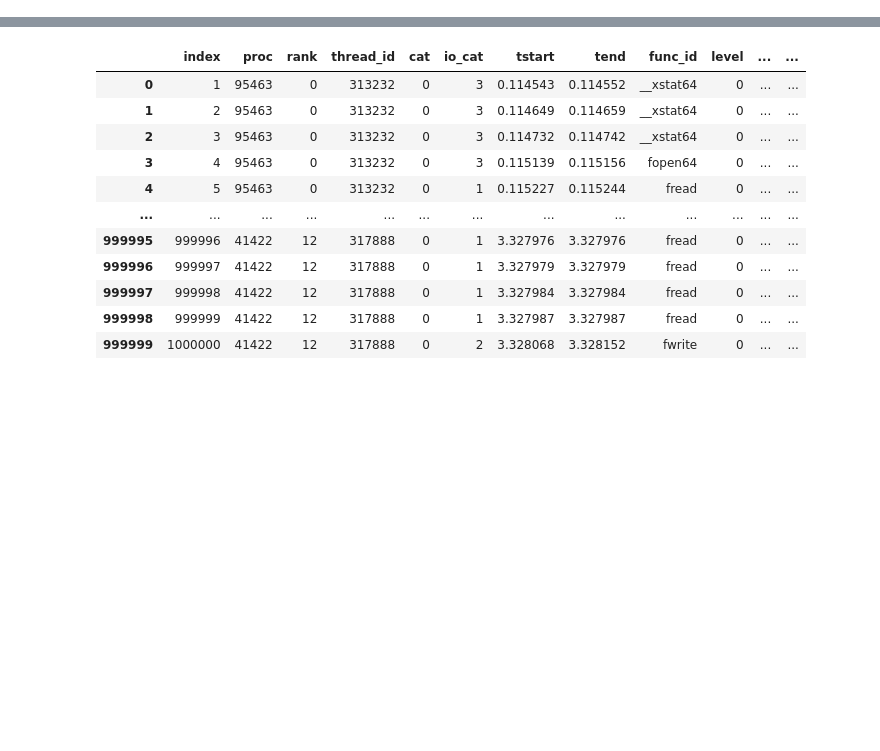
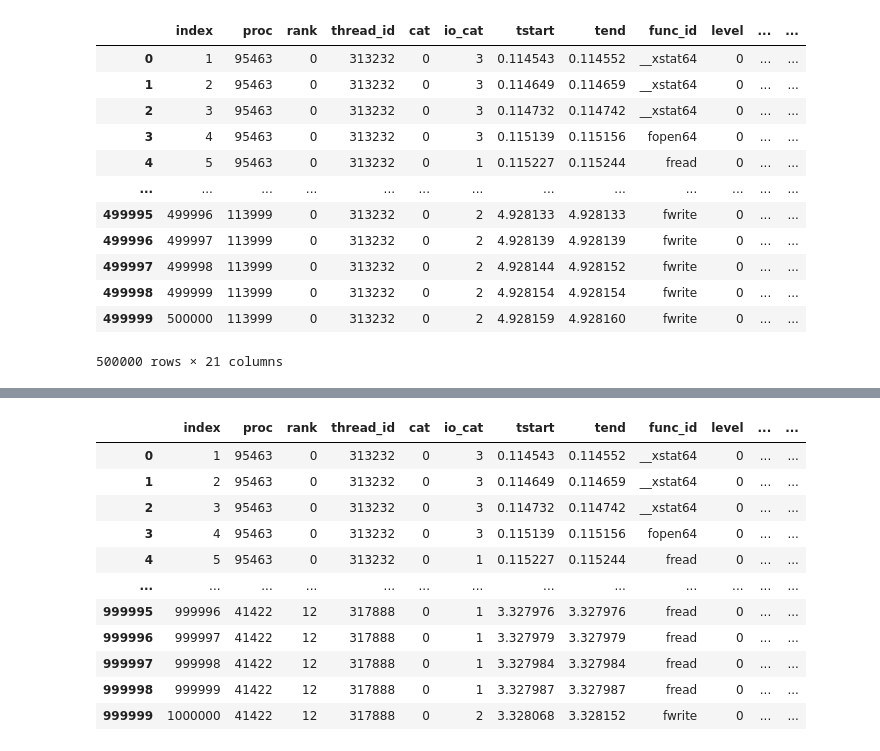
Before and after one commit to izzet/wisio, a Jupyter notebook: notebooks/evals/data-reduction-prep.ipynb, the cells around one changed output, grey strips where cells are left out. Drawn from its saved outputs; the diff is of its cells as text; code cells hidden in the pictures; blank space fills up the shorter version.

```diff
--- a/notebooks/evals/data-reduction-prep.ipynb
+++ b/notebooks/evals/data-reduction-prep.ipynb
@@ -43,0 +40,18 @@ time: 973 µs (started: 2023-06-12 10:16:25 -07:00)
+# %%
+sample_df_500k = pd.read_parquet(f"{log_dir}/3_0.parquet")
+sample_df_500k = sample_df_500k[:500_000]
+sample_df_500k
+# %% [output]
+|  | index | proc | rank | thread_id | cat | io_cat | tstart | tend | func_id | level | ... | ... |
+| 0 | 1 | 95463 | 0 | 313232 | 0 | 3 | 0.114543 | 0.114552 | __xstat64 | 0 | ... | ... |
+| 1 | 2 | 95463 | 0 | 313232 | 0 | 3 | 0.114649 | 0.114659 | __xstat64 | 0 | ... | ... |
+| 2 | 3 | 95463 | 0 | 313232 | 0 | 3 | 0.114732 | 0.114742 | __xstat64 | 0 | ... | ... |
+| 3 | 4 | 95463 | 0 | 313232 | 0 | 3 | 0.115139 | 0.115156 | fopen64 | 0 | ... | ... |
+| 4 | 5 | 95463 | 0 | 313232 | 0 | 1 | 0.115227 | 0.115244 | fread | 0 | ... | ... |
+| ... | ... | ... | ... | ... | ... | ... | ... | ... | ... | ... | ... | ... |
+| 499995 | 499996 | 113999 | 0 | 313232 | 0 | 2 | 4.928133 | 4.928133 | fwrite | 0 | ... | ... |
+| 499996 | 499997 | 113999 | 0 | 313232 | 0 | 2 | 4.928139 | 4.928139 | fwrite | 0 | ... | ... |
+| 499997 | 499998 | 113999 | 0 | 313232 | 0 | 2 | 4.928144 | 4.928152 | fwrite | 0 | ... | ... |
+| 499998 | 499999 | 113999 | 0 | 313232 | 0 | 2 | 4.928154 | 4.928154 | fwrite | 0 | ... | ... |
+| 499999 | 500000 | 113999 | 0 | 313232 | 0 | 2 | 4.928159 | 4.928160 | fwrite | 0 | ... | ... |
+500000 rows × 21 columns
```
Also changed, not shown: parts of 15 cells of this notebook, 2 other files.
